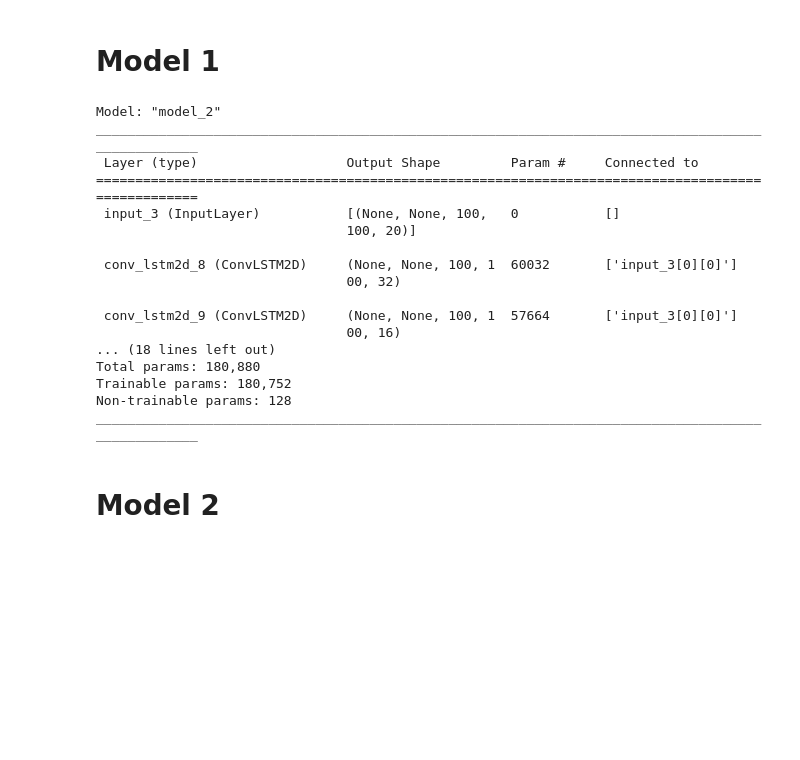
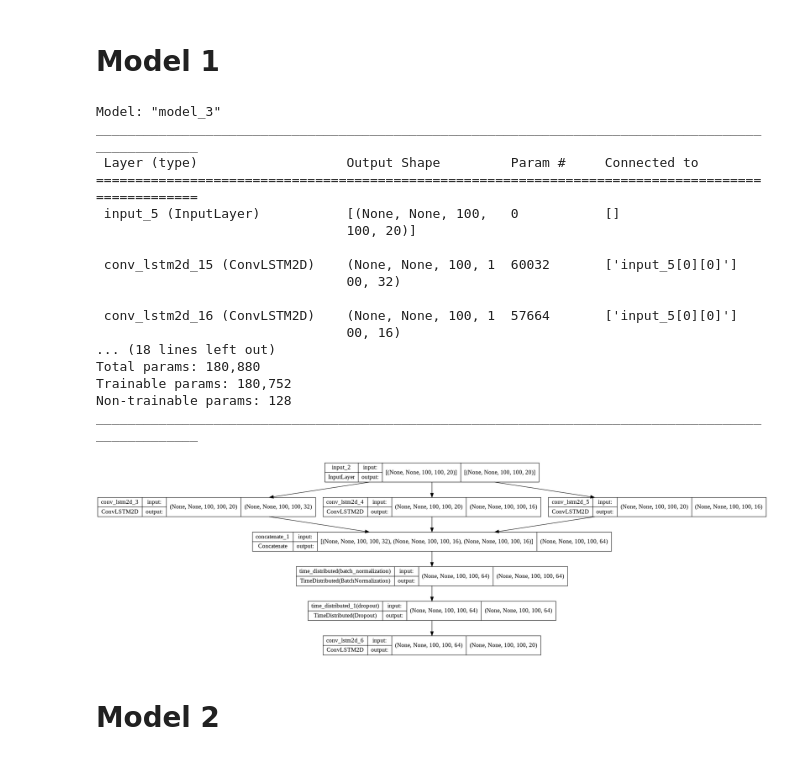
Before and after one commit to naguzmans/opportunistic-utm, a Jupyter notebook: conv_lstm_3d.ipynb, the cells around one changed output. Drawn from its saved outputs; the diff is of its cells as text; code cells hidden in the pictures; blank space fills up the shorter version.

```diff
--- a/conv_lstm_3d.ipynb
+++ b/conv_lstm_3d.ipynb
@@ -364,30 +362,35 @@ x = layers.ConvLSTM2D(
     data_format='channels_last'
 )(x)
 
-model = keras.models.Model(inp, x)
+model = keras.models.Model(inputs = [inp], outputs = x)
 model.compile(
     loss=keras.losses.binary_crossentropy, optimizer=keras.optimizers.Adam(),
 )
 
 model.summary()
 # %% [output]
-Model: "model_2"
+Model: "model_3"
 __________________________________________________________________________________________________
  Layer (type)                   Output Shape         Param #     Connected to
 ==================================================================================================
- input_3 (InputLayer)           [(None, None, 100,   0           []
+ input_5 (InputLayer)           [(None, None, 100,   0           []
                                 100, 20)]
 
- conv_lstm2d_8 (ConvLSTM2D)     (None, None, 100, 1  60032       ['input_3[0][0]']
+ conv_lstm2d_15 (ConvLSTM2D)    (None, None, 100, 1  60032       ['input_5[0][0]']
                                 00, 32)
 
- conv_lstm2d_9 (ConvLSTM2D)     (None, None, 100, 1  57664       ['input_3[0][0]']
+ conv_lstm2d_16 (ConvLSTM2D)    (None, None, 100, 1  57664       ['input_5[0][0]']
                                 00, 16)
 ... (18 lines left out)
 Total params: 180,880
 Trainable params: 180,752
 Non-trainable params: 128
 __________________________________________________________________________________________________
+# %%
+from keras.utils.vis_utils import plot_model
+plot_model(model, to_file='model_plot.png', show_shapes=True, show_layer_names=True)
+# %% [output]
+[figure, added]
 # %% [markdown]
 # Model 2
 # %%
```
Also changed, not shown: parts of 23 cells of this notebook.
